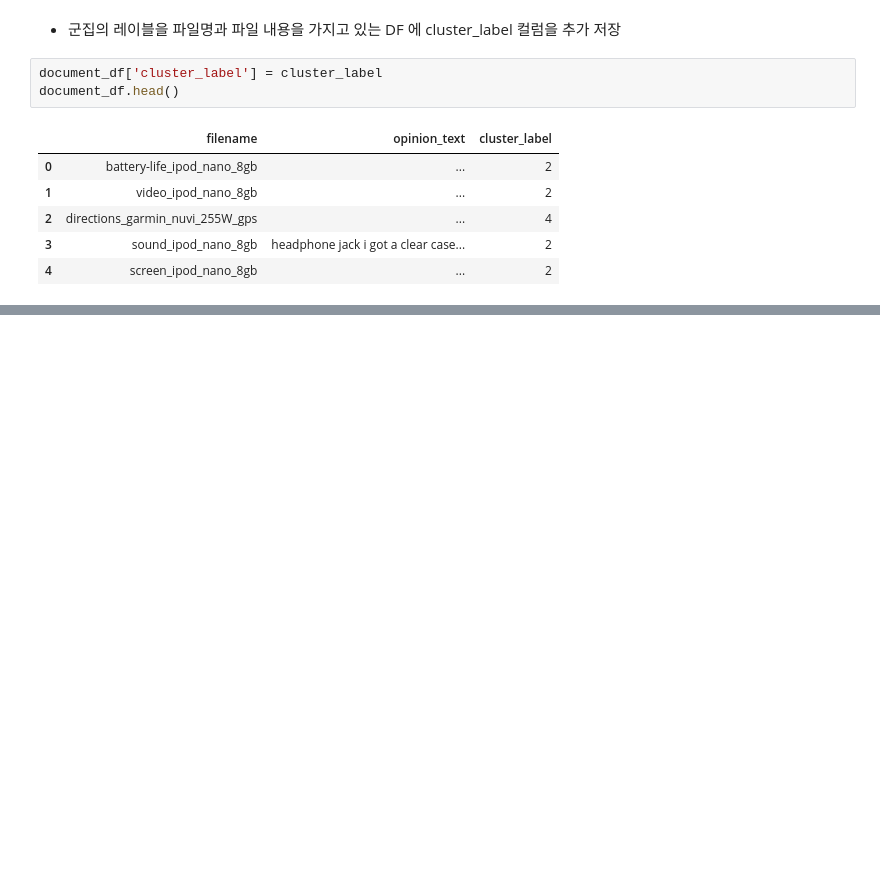
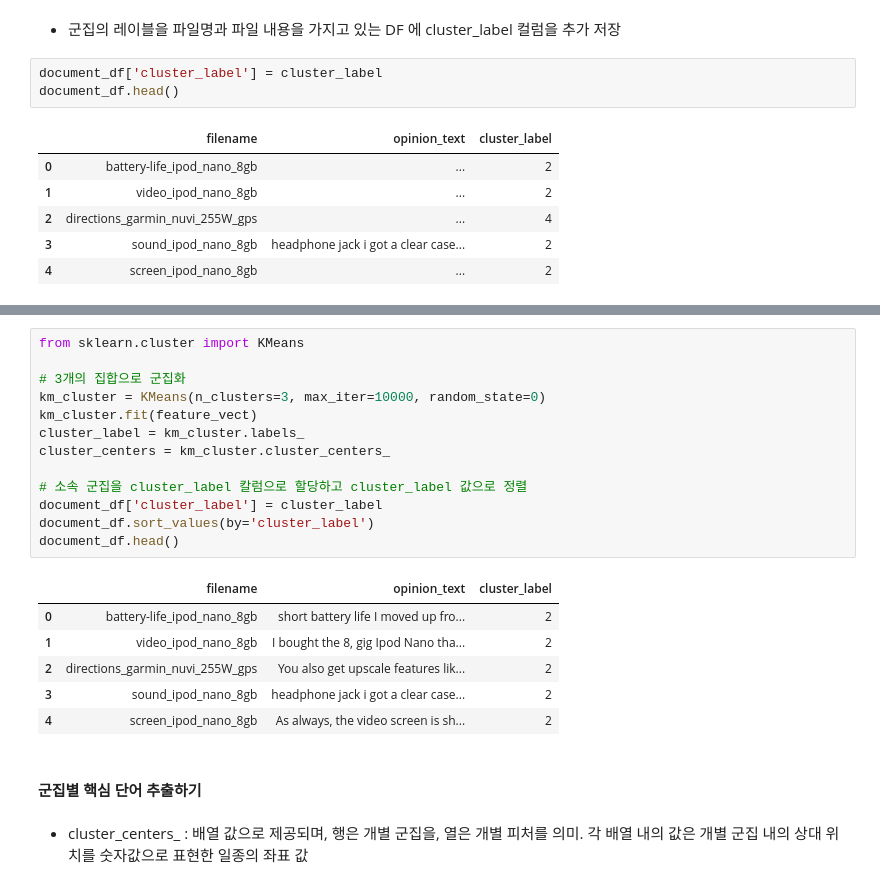
Before and after one commit to johyunkang/python-ml-guide, a Jupyter notebook: python_ml_perfect_guide_08_TextAnal_07OpinionReview.ipynb, the cells around one changed output, grey strips where cells are left out. Saved outputs shown, nothing was run; the diff lists cells and outputs as text; blank space fills up the shorter version.

```diff
--- a/python_ml_perfect_guide_08_TextAnal_07OpinionReview.ipynb
+++ b/python_ml_perfect_guide_08_TextAnal_07OpinionReview.ipynb
@@ -120,0 +166,24 @@ p. 520
+# %%
+from sklearn.cluster import KMeans
+
+# 3개의 집합으로 군집화
+km_cluster = KMeans(n_clusters=3, max_iter=10000, random_state=0)
+km_cluster.fit(feature_vect)
+cluster_label = km_cluster.labels_
+cluster_centers = km_cluster.cluster_centers_
+
+# 소속 군집을 cluster_label 칼럼으로 할당하고 cluster_label 값으로 정렬
+document_df['cluster_label'] = cluster_label
+document_df.sort_values(by='cluster_label')
+document_df.head()
+# %% [output]
+|  | filename | opinion_text | cluster_label |
+| 0 | battery-life_ipod_nano_8gb | short battery life I moved up fro... | 2 |
+| 1 | video_ipod_nano_8gb | I bought the 8, gig Ipod Nano tha... | 2 |
+| 2 | directions_garmin_nuvi_255W_gps | You also get upscale features lik... | 2 |
+| 3 | sound_ipod_nano_8gb | headphone jack i got a clear case... | 2 |
+| 4 | screen_ipod_nano_8gb | As always, the video screen is sh... | 2 |
+# %% [markdown]
+#### 군집별 핵심 단어 추출하기
+# %% [markdown]
+- cluster_centers_ : 배열 값으로 제공되며, 행은 개별 군집을, 열은 개별 피처를 의미. 각 배열 내의 값은 개별 군집 내의 상대 위치를 숫자값으로 표현한 일종의 좌표 값
```
Also changed, not shown: parts of 11 cells of this notebook.
